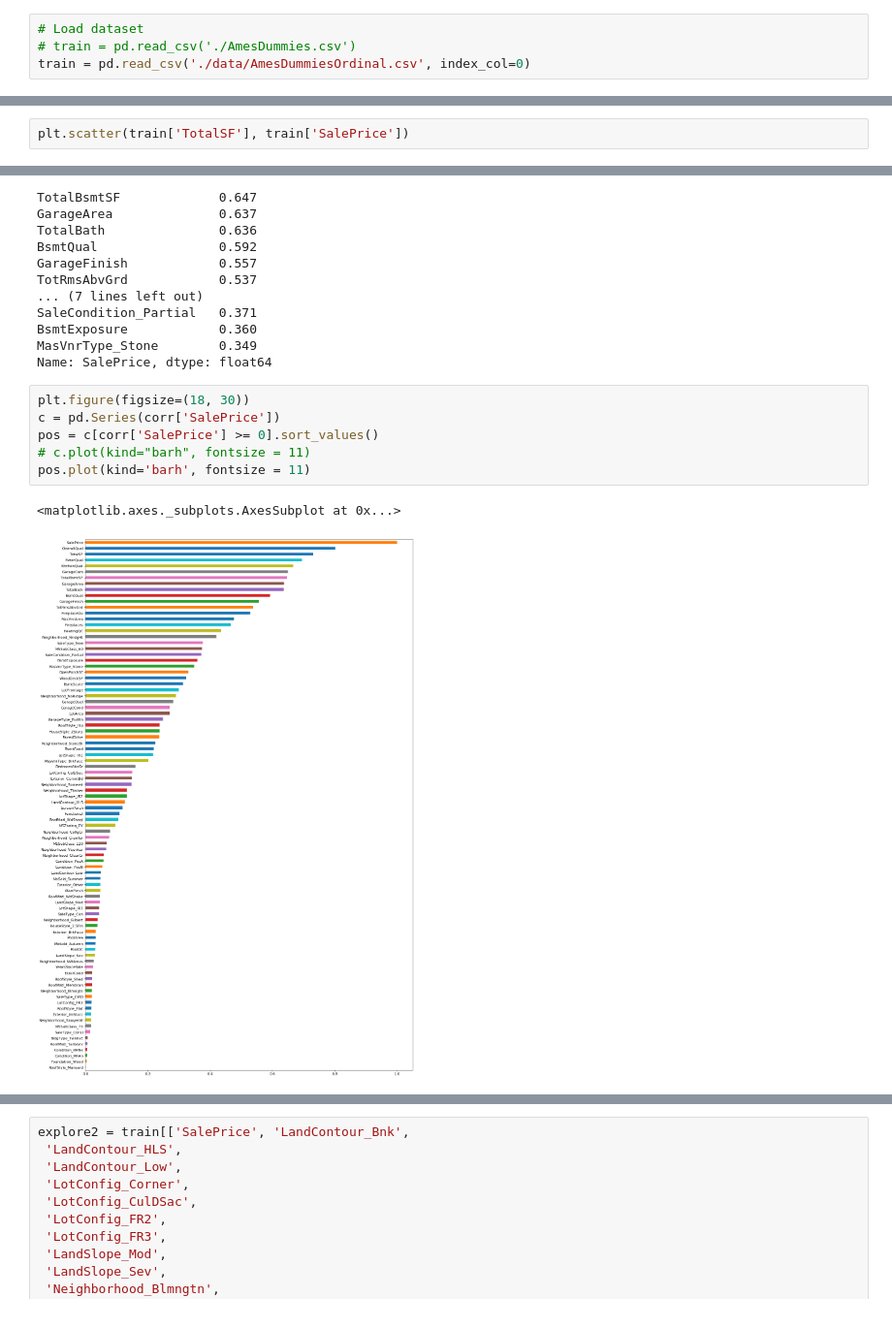
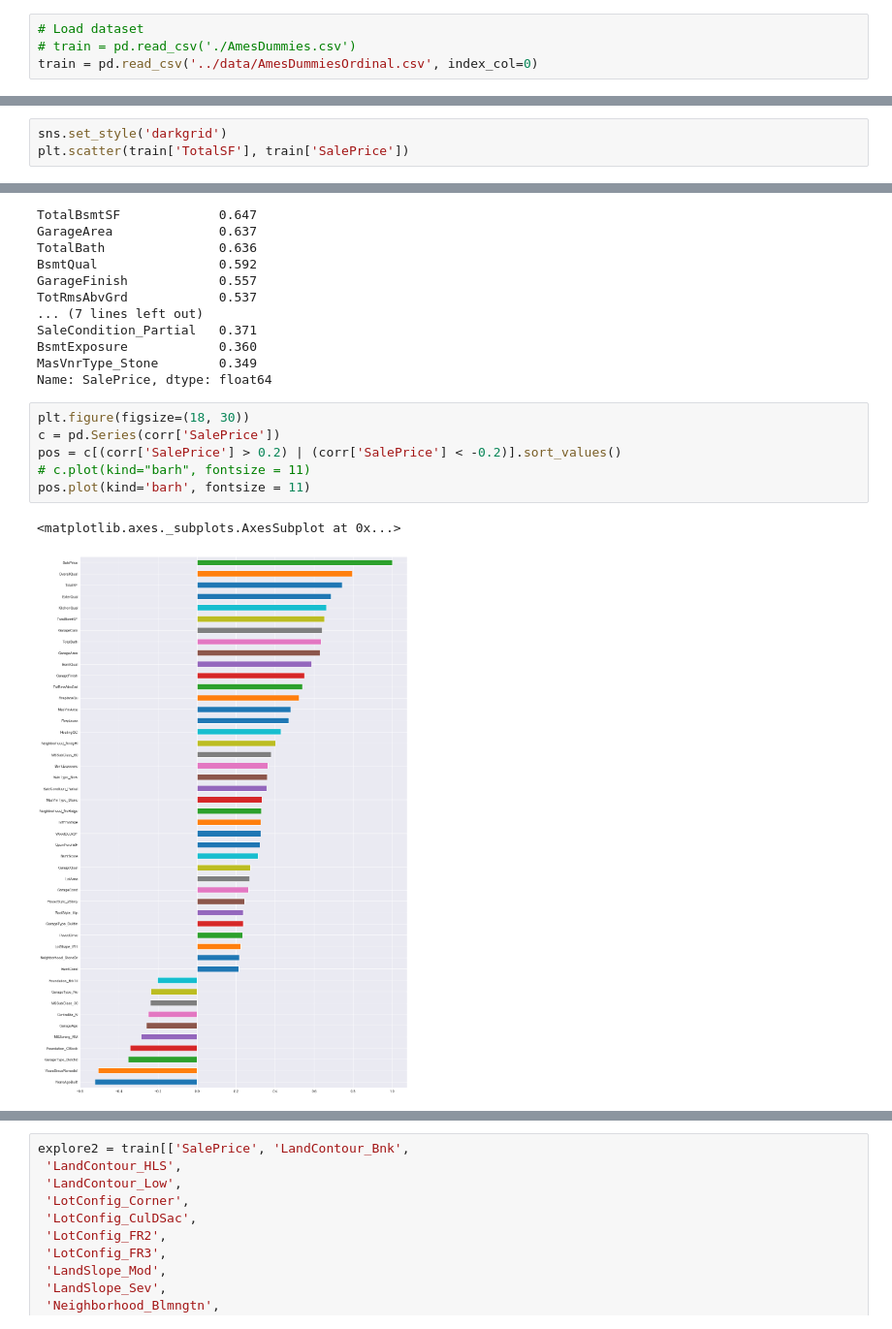
Before and after one commit to cchen17/machine-learning_house-prices, a Jupyter notebook: denise/EDA and Feature Selection.ipynb, the cells around one changed output, grey strips where cells are left out. Shown at 97% size. Drawn from its saved outputs; the diff is of its cells as text.

```diff
--- a/denise/EDA and Feature Selection.ipynb
+++ b/denise/EDA and Feature Selection.ipynb
@@ -29,4 +47,4 @@ Automatically created module for IPython interactive environment
 # %%
 # Load dataset
 # train = pd.read_csv('./AmesDummies.csv')
-train = pd.read_csv('./data/AmesDummiesOrdinal.csv', index_col=0)
+train = pd.read_csv('../data/AmesDummiesOrdinal.csv', index_col=0)
@@ -54,4 +61,5 @@ col
 # %%
+sns.set_style('darkgrid')
 plt.scatter(train['TotalSF'], train['SalePrice'])
 # %% [output]
 <matplotlib.collections.PathCollection at 0x...>
@@ -162,9 +170,9 @@ Name: SalePrice, dtype: float64
 # %%
 plt.figure(figsize=(18, 30))
 c = pd.Series(corr['SalePrice'])
-pos = c[corr['SalePrice'] >= 0].sort_values()
+pos = c[(corr['SalePrice'] > 0.2) | (corr['SalePrice'] < -0.2)].sort_values()
 # c.plot(kind="barh", fontsize = 11)
 pos.plot(kind='barh', fontsize = 11)
 # %% [output]
 <matplotlib.axes._subplots.AxesSubplot at 0x...>
-[figure, old version]
+[figure, new version]
```
Also changed, not shown: parts of 24 cells of this notebook.
